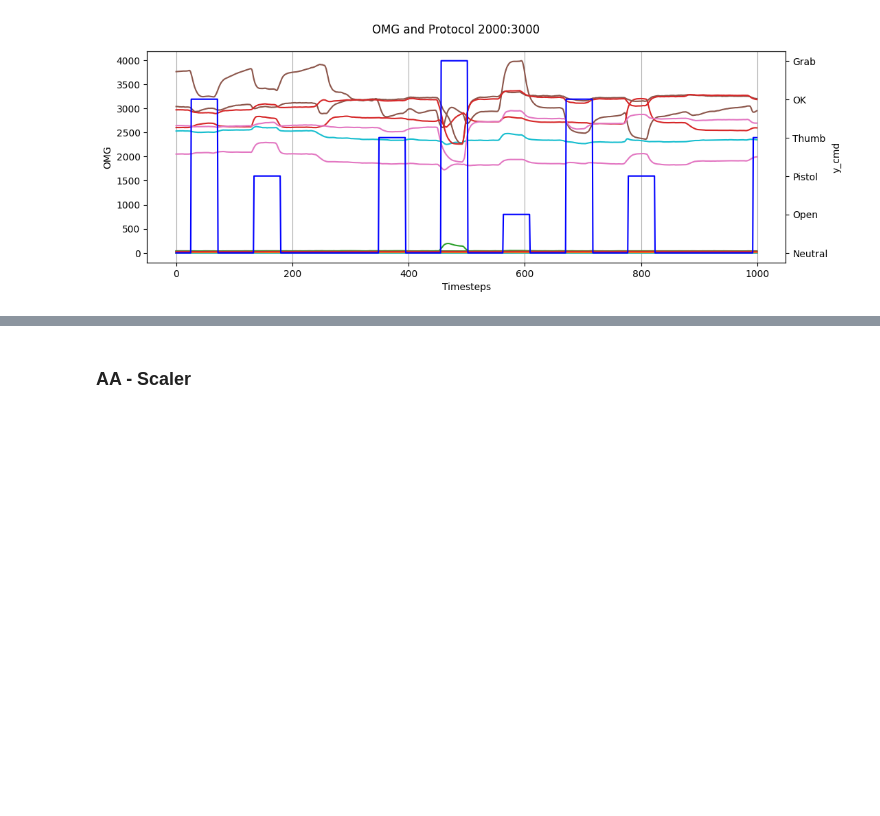
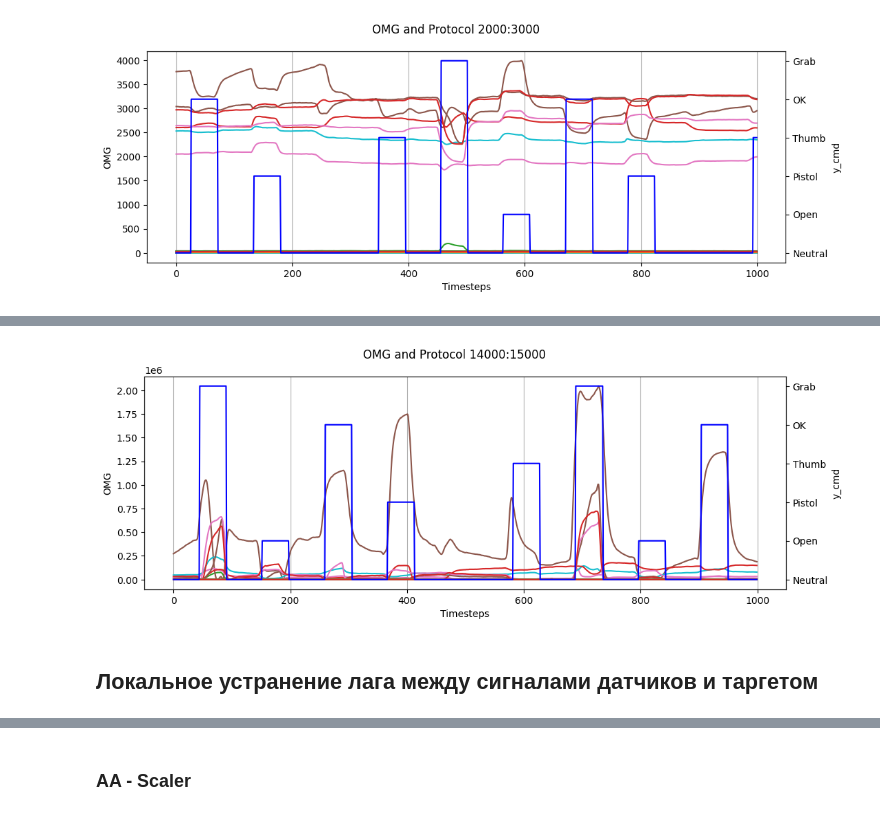
Before and after one commit to banzarkhan/motorika-internship-team, a Jupyter notebook: baseline_ewm.ipynb, the cells around one changed output, grey strips where cells are left out. Saved outputs shown, nothing was run; the diff lists cells and outputs as text; code cells hidden in the pictures; blank space fills up the shorter version.

```diff
--- a/baseline_ewm.ipynb
+++ b/baseline_ewm.ipynb
@@ -568,0 +580,21 @@ get_graphs(X_train, y_train_shifted, start=2000, end=3000)
+# %%
+def get_clear_lines(X_array, threshold=20):
+    X_result = np.zeros(X_array.shape)
+    means = np.mean(X_array, axis=0)
+    for i in range(X_array.shape[0]):
+        for j in range(X_array.shape[1]):
+            if abs(((X_array[i][j] - means[j]) / means[j])) * 100 > threshold:
+                X_result[i][j] = (X_array[i][j] - means[j])**2
+            else:
+                X_result[i][j] = means[j]
+
+    return X_result
+# %%
+X_train_clear = get_clear_lines(X_train_ewm, threshold=3)
+X_test_clear = get_clear_lines(X_test_ewm, threshold=3)
+
+get_graphs(X_train_clear, y_train_shifted, start=14000, end=15000)
+# %% [output]
+[figure, added]
+# %% [markdown]
+## Локальное устранение лага между сигналами датчиков и таргетом
```
Also changed, not shown: parts of 28 cells of this notebook, 1 other file.
